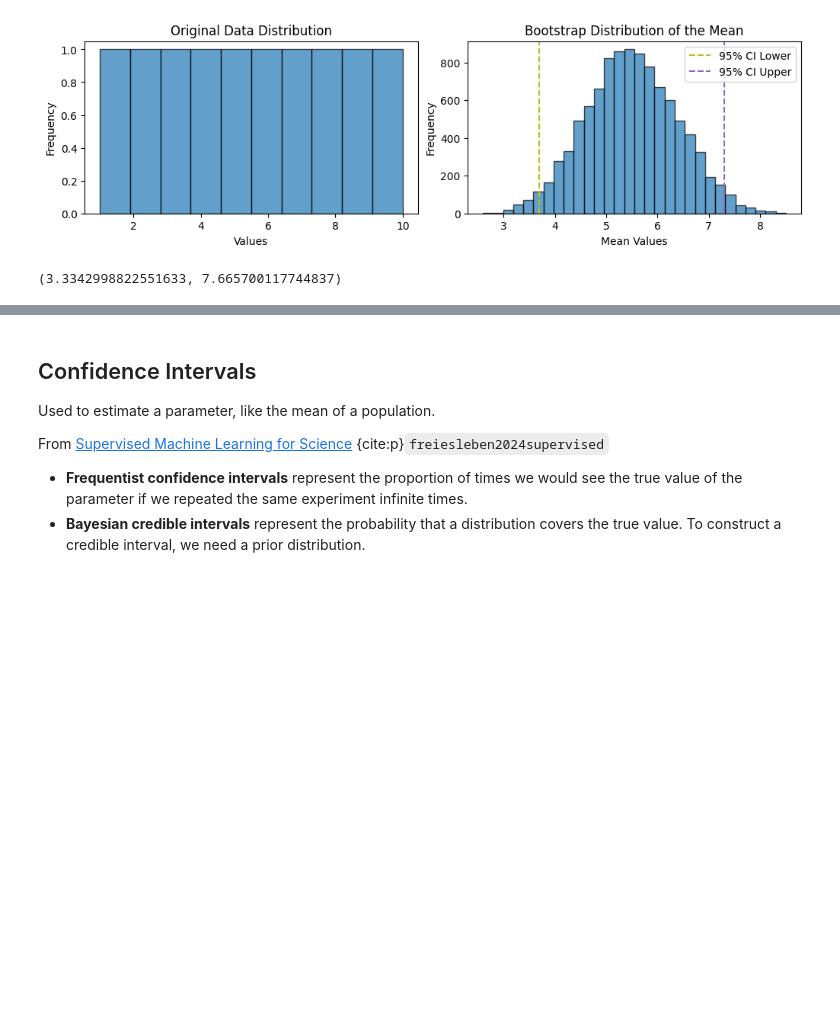
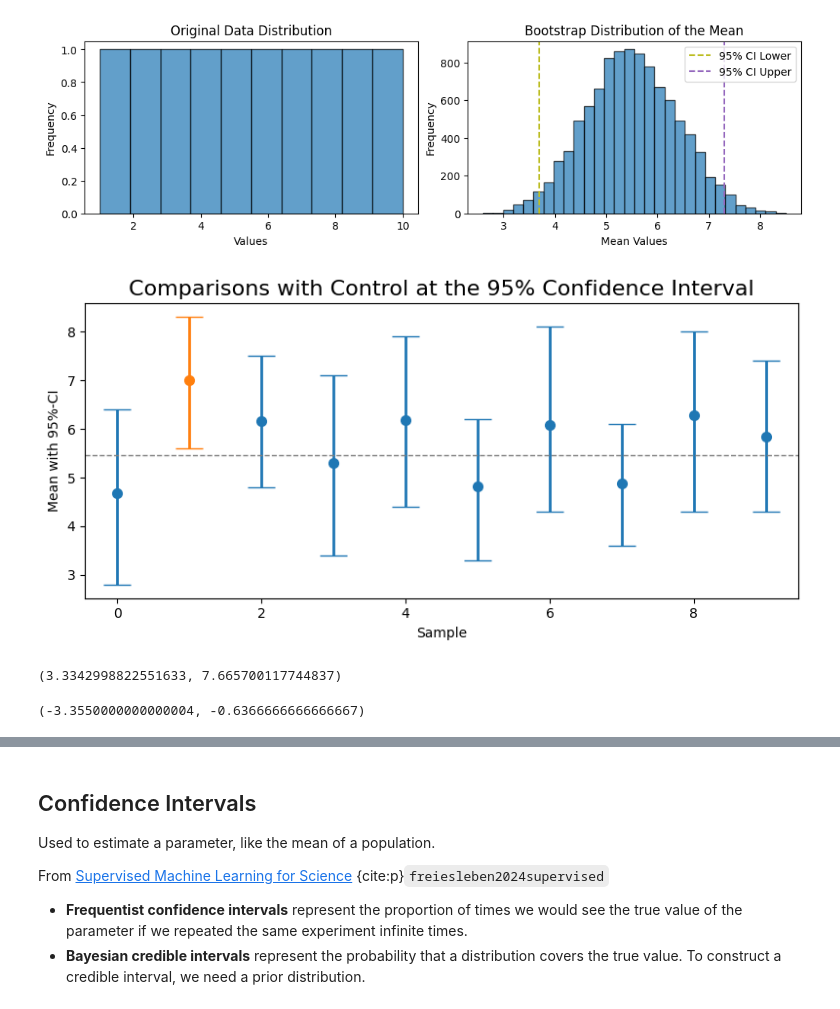
Before and after one commit to Jordanbarker/data-science-cookbook, a Jupyter notebook: project/notebooks/uncertainty.ipynb, the cells around one changed output, grey strips where cells are left out. Cells and saved outputs as stored; diff of their text form; code cells hidden in the pictures; blank space fills up the shorter version.

```diff
--- a/project/notebooks/uncertainty.ipynb
+++ b/project/notebooks/uncertainty.ipynb
@@ -80,6 +80,37 @@ plt.show()
 Bootstrap Mean Estimate: 5.49
 95% Confidence Interval: [3.70, 7.30]
 [figure]
+# %%
+rng = np.random.default_rng(42)
+sample_indices = rng.integers(0, len(data), size=(10, len(data)))
+data_treatments = data[sample_indices]
+
+# Compute bootstrap means and CIs
+means_control = bootstrap_mean(data, n_bootstrap=1000, random_state=42)
+mean_control = means_control.mean()
+
+means_treatments = [bootstrap_mean(d, n_bootstrap=1000, random_state=i) for i, d in enumerate(data_treatments)]
+mean_treatments = [m.mean() for m in means_treatments]
+ci_treatments = [np.percentile(m, [2.5, 97.5]) for m in means_treatments]
+
+# Define significance based on CI overlap with control
+significant = [not (ci[0] <= mean_control <= ci[1]) for ci in ci_treatments]
+colors = ['tab:blue' if not sig else 'tab:orange' for sig in significant]
+
+# Plotting
+fig, ax = plt.subplots(figsize=(8, 4))
+for i, (mean, ci, color) in enumerate(zip(mean_treatments, ci_treatments, colors)):
+    ax.scatter(i, mean, color=color, linewidth=2)
+    ax.errorbar(i, mean, yerr=[[mean-ci[0]], [ci[1]-mean]], fmt='none', color=color, capsize=10, linewidth=2)
+
+ax.axhline(mean_control, color='grey', linestyle='--', linewidth=1)
+ax.set_xlabel("Sample")
+ax.set_ylabel("Mean with 95%-CI")
+ax.set_title('Comparisons with Control at the 95% Confidence Interval', fontsize=16)
+plt.tight_layout()
+plt.show()
+# %% [output]
+[figure, added]
 # %%
 data = np.array([1, 2, 3, 4, 5, 6, 7, 8, 9, 10])
 mean = np.mean(data)
@@ -98,3 +129,15 @@ ci_upper = mean + margin_of_error
 (ci_lower, ci_upper)
 # %% [output]
 (3.3342998822551633, 7.665700117744837)
+# %%
+alpha = 0.05
+
+bootstrap_means_control = bootstrap_mean(data, n_bootstrap=10, random_state=i)
+bootstrap_means_treatment = bootstrap_mean(data_2, n_bootstrap=10, random_state=i)
+
+boot_diffs = bootstrap_means_control - bootstrap_means_treatment
+lower = np.percentile(boot_diffs, 100 * alpha / 2)
+upper = np.percentile(boot_diffs, 100 * (1 - alpha / 2))
+lower, upper
+# %% [output]
+(-3.3550000000000004, -0.6366666666666667)
```
Also changed, not shown: parts of 2 cells of this notebook.
